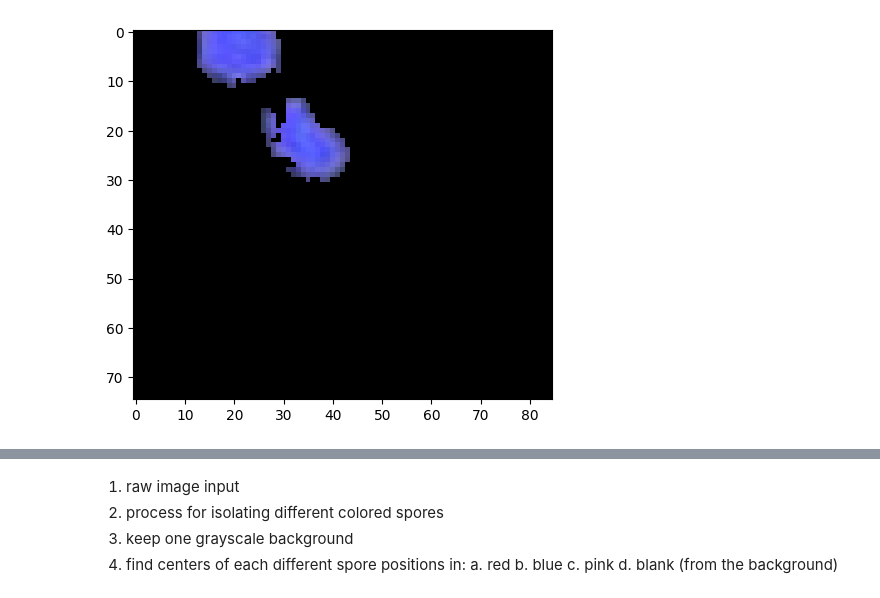
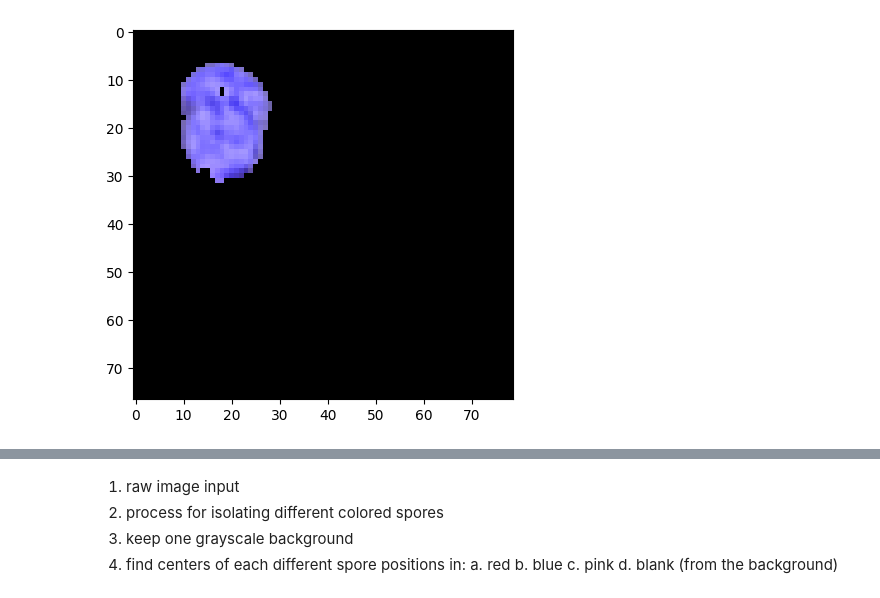
Before and after one commit to randomstuff07/little-colourful-things, a Jupyter notebook: cell_separation.ipynb, the cells around one changed output, grey strips where cells are left out. Saved outputs shown, nothing was run; the diff lists cells and outputs as text; code cells hidden in the pictures.

```diff
--- a/cell_separation.ipynb
+++ b/cell_separation.ipynb
@@ -361,7 +361,8 @@ import PIL
 import matplotlib.pyplot as plt
 import numpy as np
 import imutils
-image = cv2.imread('/Users/aaditmahajan/Documents/segregation_data/normal/0051-0982.png')
+import math
+image = cv2.imread('/Users/aaditmahajan/Documents/segregation_data/mi_pssc/0345-0322.png')
 plt.imshow(image)
 
 plt.show()
@@ -382,17 +403,17 @@ plt.show()
 # %%
 lower1 = np.array([0, 100, 20])
 upper1 = np.array([10, 255, 255])
 
-lower2 = np.array([178,100,20])
+lower2 = np.array([175,100,20])
 upper2 = np.array([190,255,255])
 
 lower_mask = cv2.inRange(hsv, lower1, upper1)
 upper_mask = cv2.inRange(hsv, lower2, upper2)
 
 full_mask = lower_mask + upper_mask
 
 result_blue = cv2.bitwise_and(result, result, mask = full_mask)
 plt.imshow(result_blue)
 plt.show()
 # %% [output]
-[figure, old version]
+[figure, new version]
```
Also changed, not shown: parts of 13 cells of this notebook.
